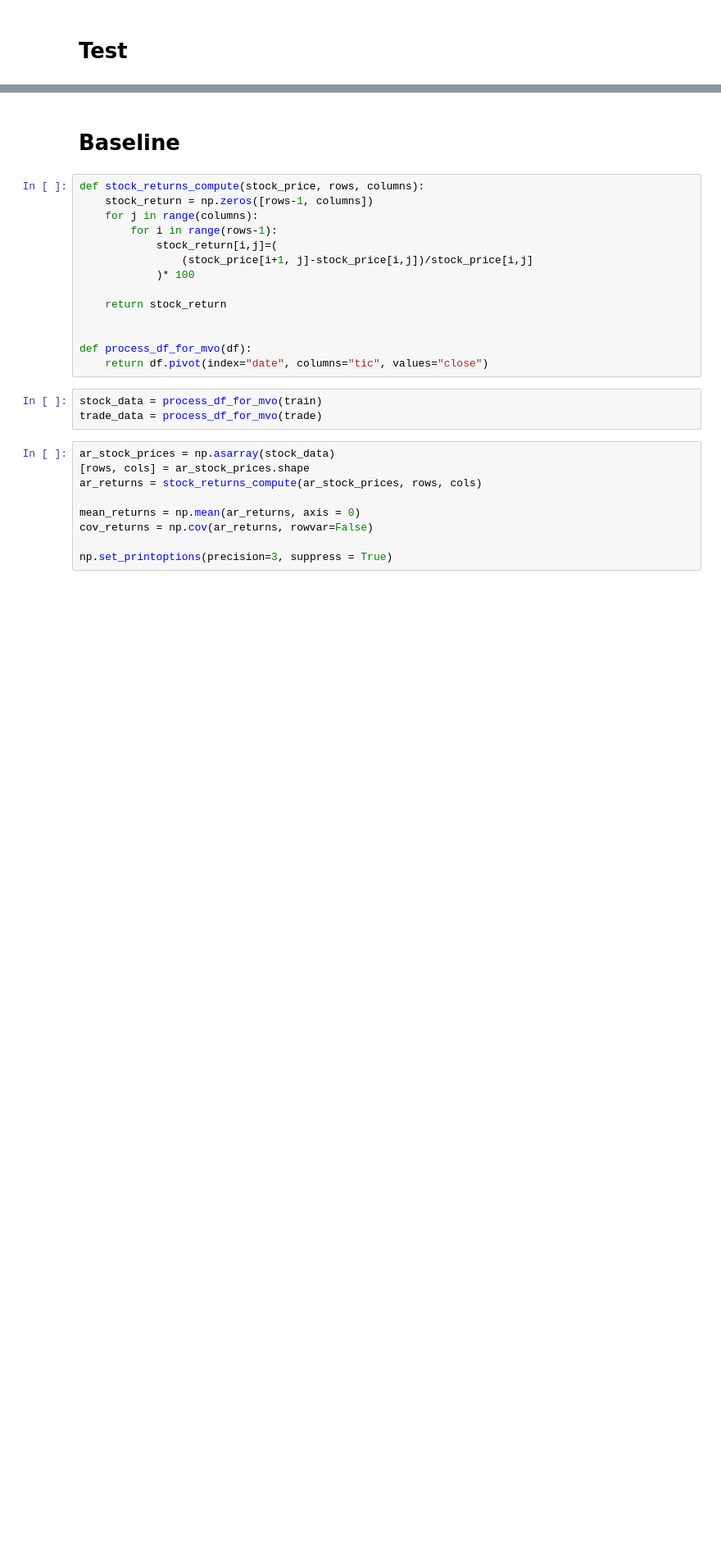
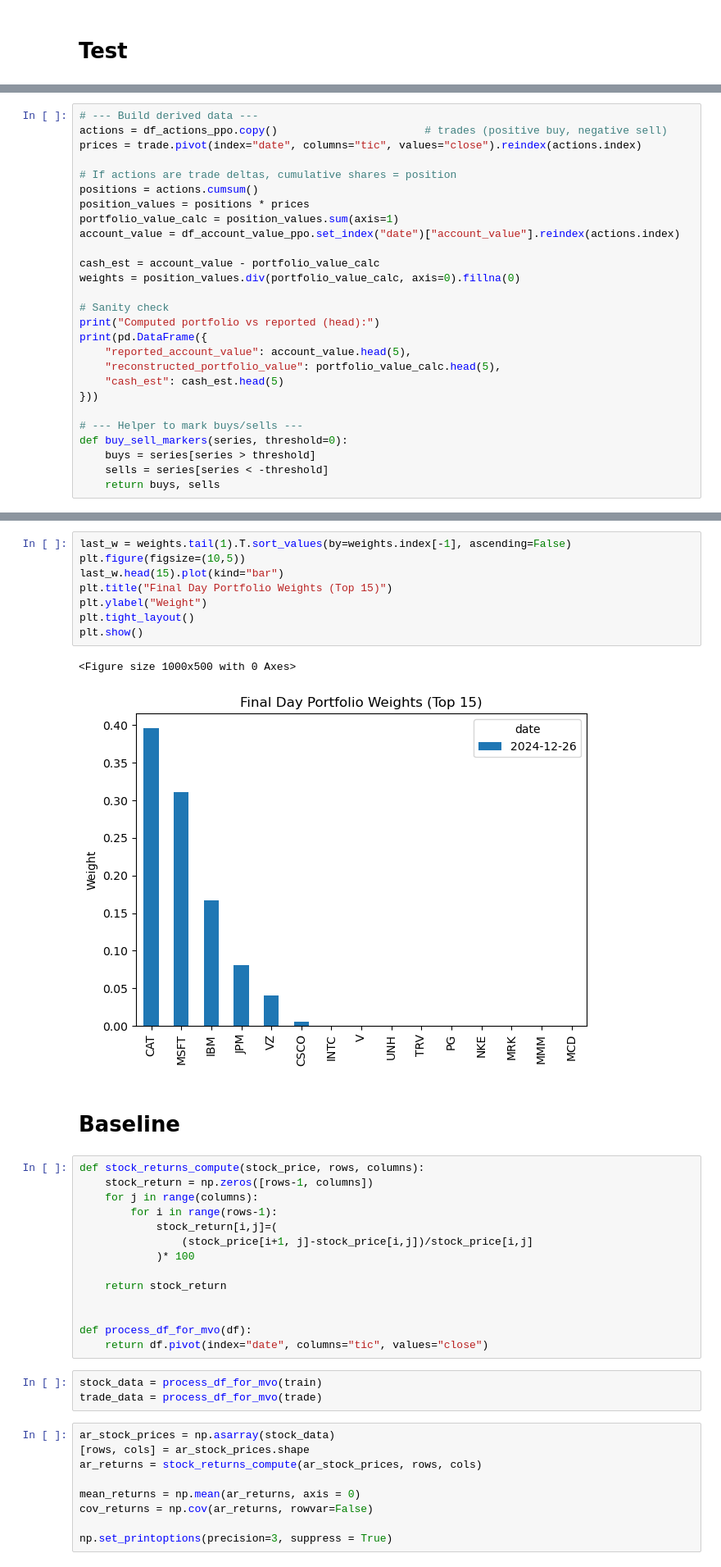
Before and after one commit to tzn22/TradingStrategySelection, a Jupyter notebook: fintl_train.ipynb, the cells around one changed output, grey strips where cells are left out. Shown at 82% size. Saved outputs shown, nothing was run; the diff lists cells and outputs as text; blank space fills up the shorter version.

```diff
--- a/fintl_train.ipynb
+++ b/fintl_train.ipynb
@@ -150,0 +755,27 @@ hit end!
+# %%
+# --- Build derived data ---
+actions = df_actions_ppo.copy()                       # trades (positive buy, negative sell)
+prices = trade.pivot(index="date", columns="tic", values="close").reindex(actions.index)
+
+# If actions are trade deltas, cumulative shares = position
+positions = actions.cumsum()
+position_values = positions * prices
+portfolio_value_calc = position_values.sum(axis=1)
+account_value = df_account_value_ppo.set_index("date")["account_value"].reindex(actions.index)
+
+cash_est = account_value - portfolio_value_calc
+weights = position_values.div(portfolio_value_calc, axis=0).fillna(0)
+
+# Sanity check
+print("Computed portfolio vs reported (head):")
+print(pd.DataFrame({
+    "reported_account_value": account_value.head(5),
+    "reconstructed_portfolio_value": portfolio_value_calc.head(5),
+    "cash_est": cash_est.head(5)
+}))
+
+# --- Helper to mark buys/sells ---
+def buy_sell_markers(series, threshold=0):
+    buys = series[series > threshold]
+    sells = series[series < -threshold]
+    return buys, sells
@@ -151,3 +808,14 @@ hit end!
+# %%
+last_w = weights.tail(1).T.sort_values(by=weights.index[-1], ascending=False)
+plt.figure(figsize=(10,5))
+last_w.head(15).plot(kind="bar")
+plt.title("Final Day Portfolio Weights (Top 15)")
+plt.ylabel("Weight")
+plt.tight_layout()
+plt.show()
+# %% [output]
+<Figure size 1000x500 with 0 Axes>
+[figure, added]
 # %% [markdown]
 # Baseline
 # %%
```
Also changed, not shown: parts of 27 cells of this notebook, 31 other files.
